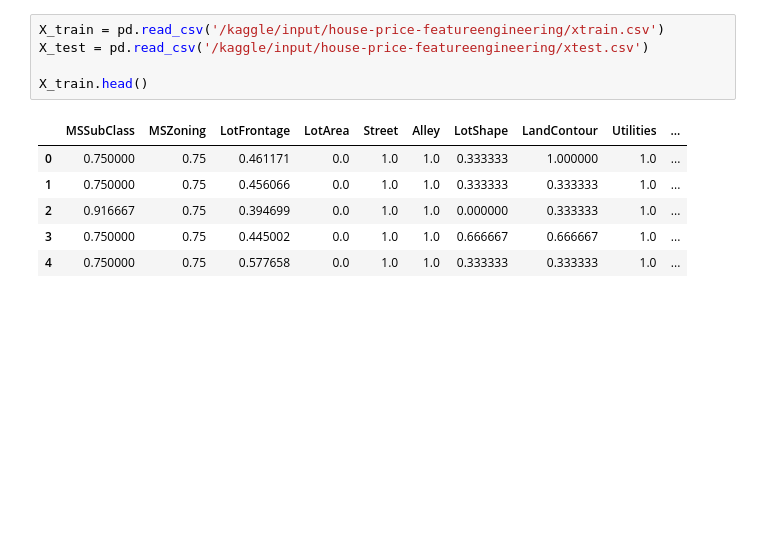
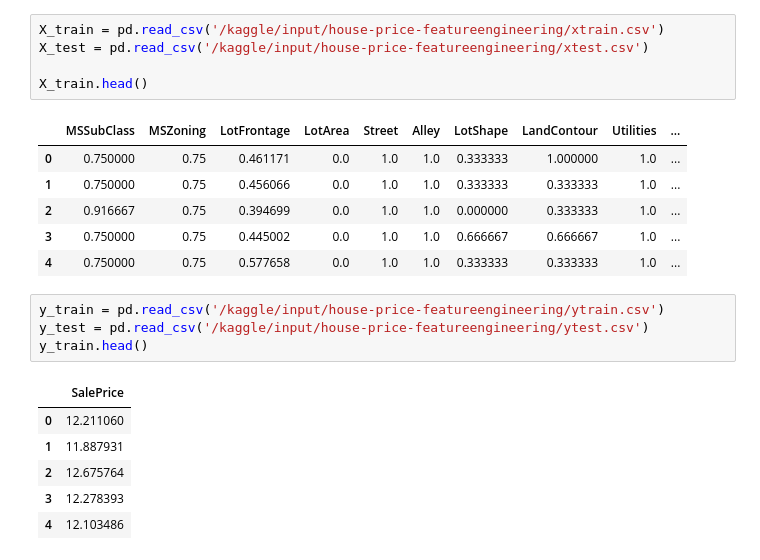
Before and after one commit to notes7239/binance-official-api-docs, a Jupyter notebook: house-price-model-training.ipynb, the cells around one changed output. Drawn from its saved outputs; the diff is of its cells as text; blank space fills up the shorter version.

Commit message:
Kaggle Notebook | House Price - Model Training | Version 2

```diff
--- a/house-price-model-training.ipynb
+++ b/house-price-model-training.ipynb
@@ -58,3 +58,14 @@ X_train.head()
 | 2 | 0.916667 | 0.75 | 0.394699 | 0.0 | 1.0 | 1.0 | 0.000000 | 0.333333 | 1.0 | ... |
 | 3 | 0.750000 | 0.75 | 0.445002 | 0.0 | 1.0 | 1.0 | 0.666667 | 0.666667 | 1.0 | ... |
 | 4 | 0.750000 | 0.75 | 0.577658 | 0.0 | 1.0 | 1.0 | 0.333333 | 0.333333 | 1.0 | ... |
+# %%
+y_train = pd.read_csv('/kaggle/input/house-price-featureengineering/ytrain.csv')
+y_test = pd.read_csv('/kaggle/input/house-price-featureengineering/ytest.csv')
+y_train.head()
+# %% [output]
+|  | SalePrice |
+| 0 | 12.211060 |
+| 1 | 11.887931 |
+| 2 | 12.675764 |
+| 3 | 12.278393 |
+| 4 | 12.103486 |
```
Also changed, not shown: parts of 7 cells of this notebook.
